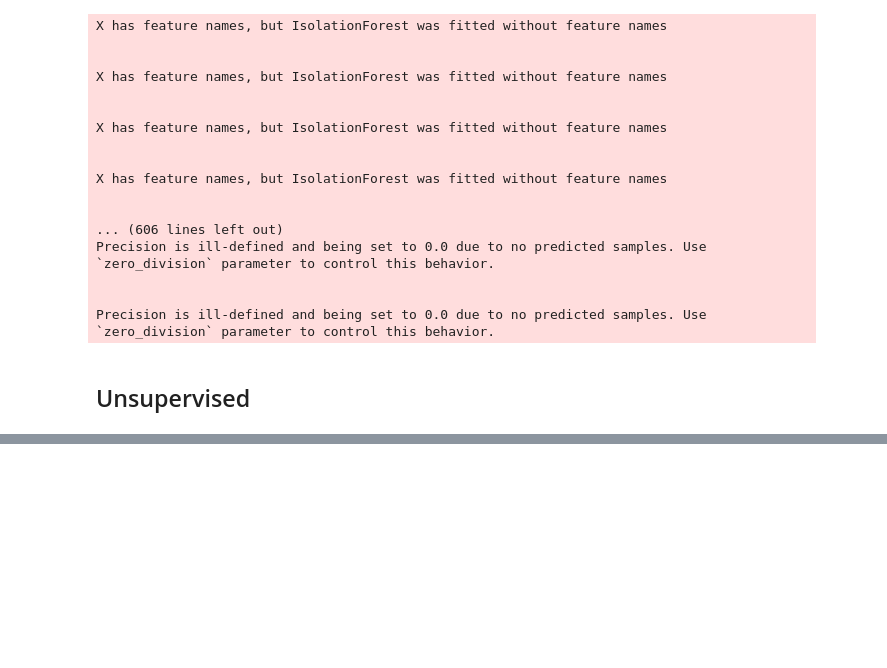
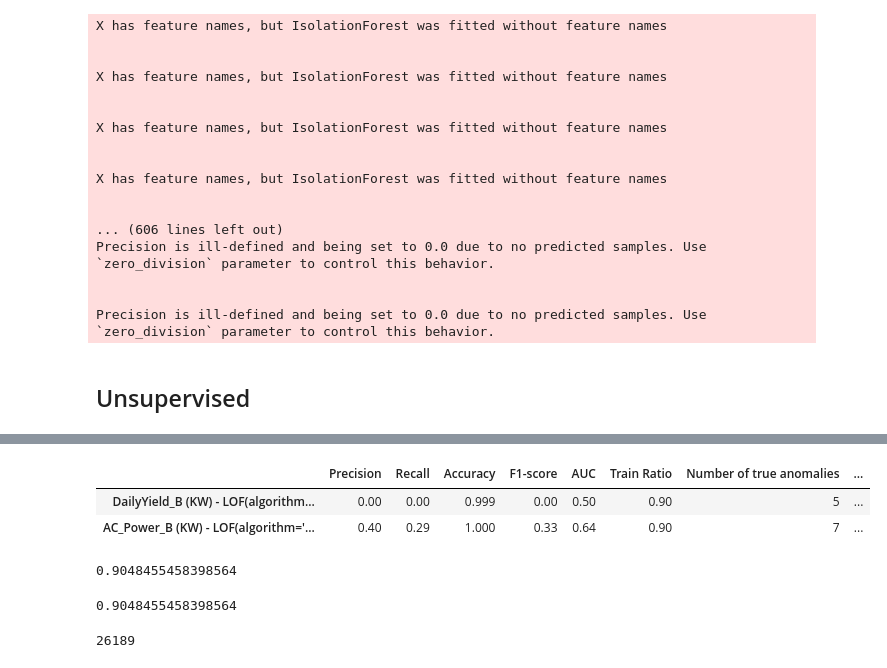
Before and after one commit to luisfernandoagottani/doctorade, a Jupyter notebook: notebooks/loanda/anomaly_detection.ipynb, the cells around one changed output, grey strips where cells are left out. Saved outputs shown, nothing was run; the diff lists cells and outputs as text; code cells hidden in the pictures; blank space fills up the shorter version.

```diff
--- a/notebooks/loanda/anomaly_detection.ipynb
+++ b/notebooks/loanda/anomaly_detection.ipynb
@@ -933,0 +916,18 @@ Precision is ill-defined and being set to 0.0 due to no predicted samples. Use `
+# %%
+ml_evaluate
+# %% [output]
+|  | Precision | Recall | Accuracy | F1-score | AUC | Train Ratio | Number of true anomalies | ... |
+| DailyYield_B (KW) - LOF(algorithm... | 0.00 | 0.00 | 0.999 | 0.00 | 0.50 | 0.90 | 5 | ... |
+| AC_Power_B (KW) - LOF(algorithm='... | 0.40 | 0.29 | 1.000 | 0.33 | 0.64 | 0.90 | 7 | ... |
+# %%
+accuracy
+# %% [output]
+0.9048455458398564
+# %%
+(label_anomaly == prediction).sum()/len(prediction)
+# %% [output]
+0.9048455458398564
+# %%
+len(prediction)
+# %% [output]
+26189
```
Also changed, not shown: parts of 1 cell of this notebook, 1 other file.
